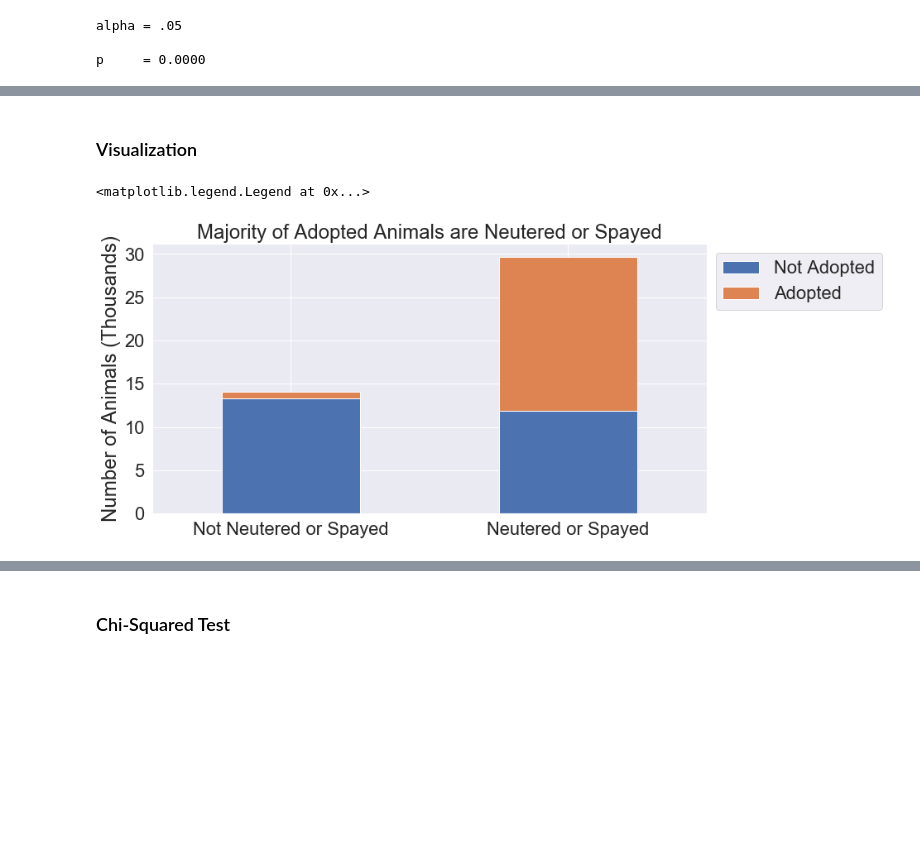
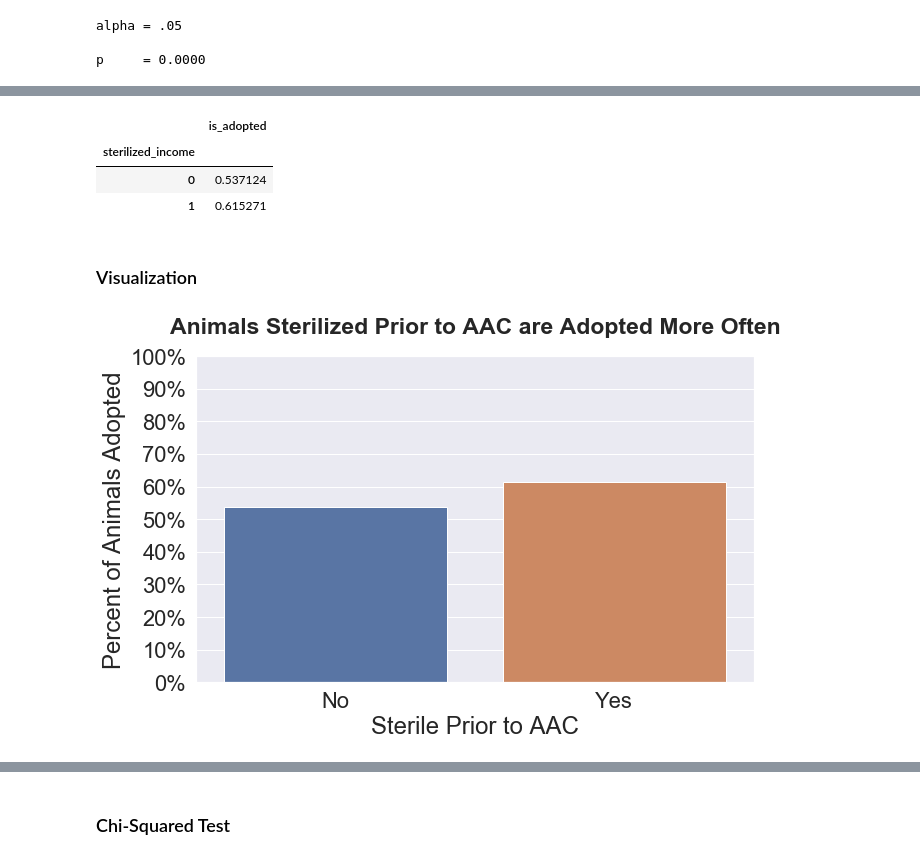
Before and after one commit to SamuelD-Data/aac_outcomes_project, a Jupyter notebook: aac_project_notebook.ipynb, the cells around one changed output, grey strips where cells are left out. Cells and saved outputs as stored; diff of their text form; code cells hidden in the pictures; blank space fills up the shorter version.

```diff
--- a/aac_project_notebook.ipynb
+++ b/aac_project_notebook.ipynb
@@ -438,16 +416,32 @@ Note: These rates refer to adoptions. Ie. 95% of adoptions involve sterilized an
+# %%
+# using groupby to examine adoption rates between
+# sterilized and unsterilized animals (prior to AAC)
+income_ster = train.groupby('sterilized_income').mean()[['is_adopted']]
+
+income_ster
+# %% [output]
+|  | is_adopted |
+| sterilized_income |  |
+| 0 | 0.537124 |
+| 1 | 0.615271 |
 # %% [markdown]
 ### Visualization
-# %%
-# renaming crosstab index and columns for plot
-observed_nors.index = ['Not Neutered or Spayed', 'Neutered or Spayed']
-observed_nors.columns = ['Not Adopted', 'Adopted']
-
-# creating barplot
-nors_plot = observed_nors / 1000
-nors_plot.plot.bar(stacked=True, rot=0)
-plt.ylabel('Number of Animals (Thousands)')
-plt.title('Majority of Adopted Animals are Neutered or Spayed')
-plt.legend(bbox_to_anchor=(1,1))
-# %% [output]
-<matplotlib.legend.Legend at 0x...>
-[figure, removed]
+# %%
+# grouping by sterilization status prior to AAC and aggregating % of adoptions
+# within each status group
+sterile_adopt = train.groupby('sterilized_income').mean()[['is_adopted']].sort_values('sterilized_income')
+
+# changing index values to no and yes from 0 and 1, respectively
+sterile_adopt.index = ['No', 'Yes']
+
+# creating plot
+plt.figure(figsize=(10, 6))
+sns.barplot(data = sterile_adopt, x = sterile_adopt.index, y='is_adopted')
+plt.xlabel("Sterile Prior to AAC")
+plt.ylabel("Percent of Animals Adopted")
+plt.title("Animals Sterilized Prior to AAC are Adopted More Often", fontweight='bold', fontsize=23, y=1.05)
+fmt = [f'{i:0.0%}' for i in np.linspace(0, 1, 11)]
+plt.yticks(np.linspace(0, 1, 11), labels=fmt)
+plt.show()
+# %% [output]
+[figure, added]
```
Also changed, not shown: parts of 100 cells of this notebook, 1 other file.
